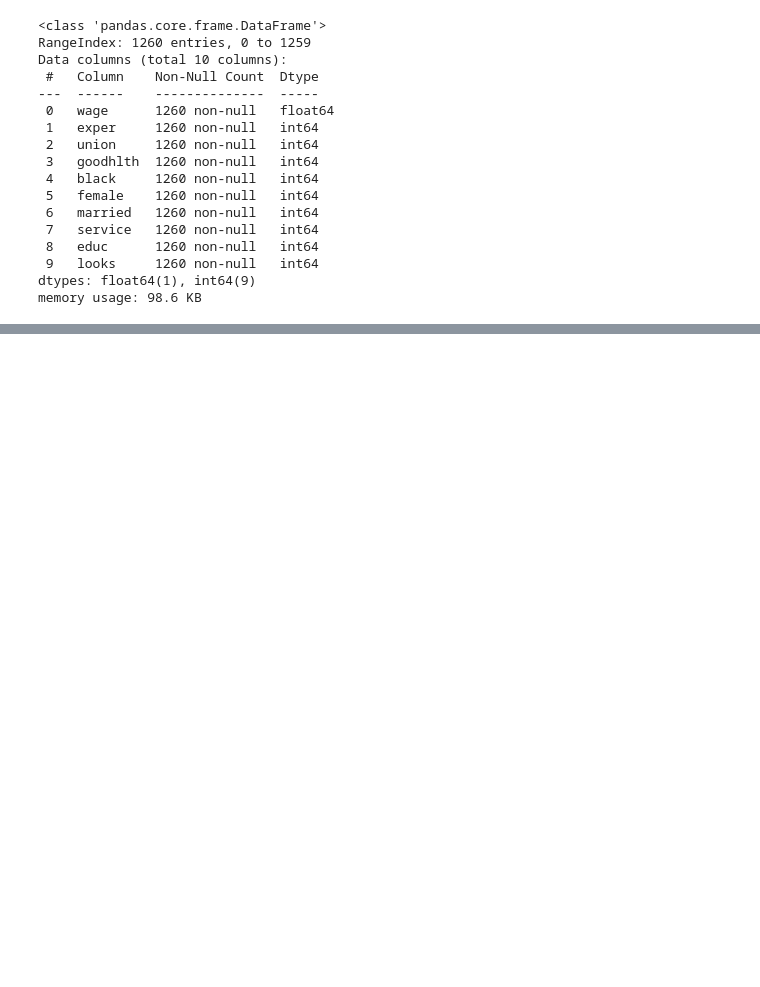
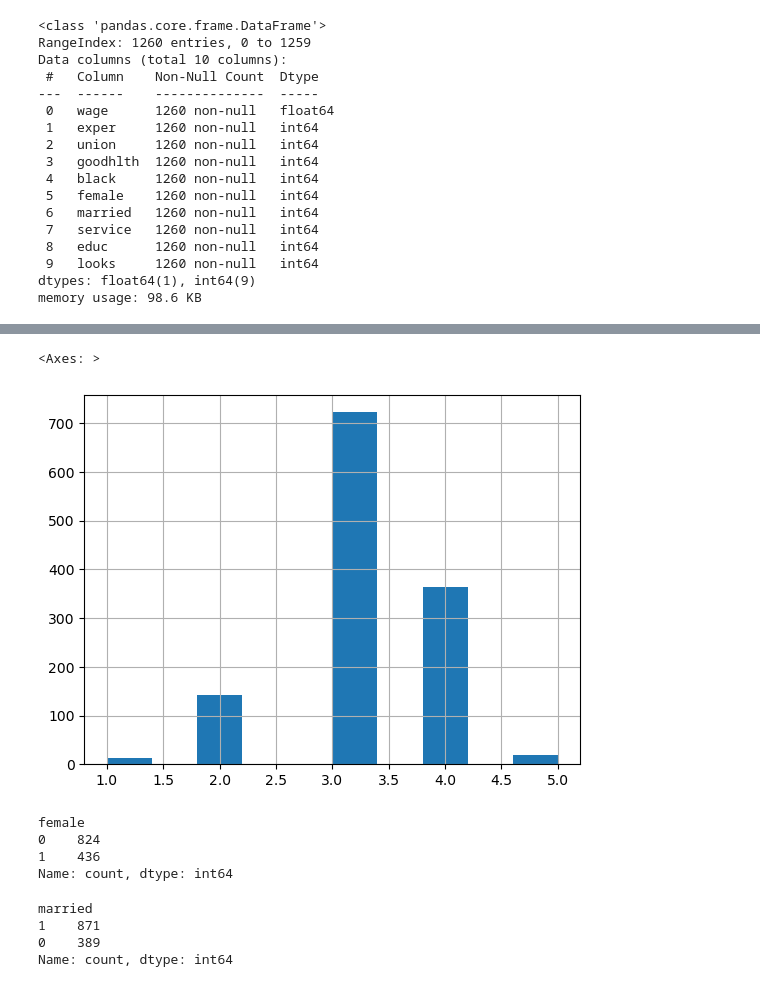
Before and after one commit to crissyro/kaggle_projects, a Jupyter notebook: notebooks/beauty_claster.ipynb, the cells around one changed output, grey strips where cells are left out. Saved outputs shown, nothing was run; the diff lists cells and outputs as text; code cells hidden in the pictures; blank space fills up the shorter version.

```diff
--- a/notebooks/beauty_claster.ipynb
+++ b/notebooks/beauty_claster.ipynb
@@ -54,0 +79,19 @@ df.describe()
+# %%
+df.looks.hist();
+# %% [output]
+<Axes: >
+[figure, added]
+# %%
+df.female.value_counts()
+# %% [output]
+female
+0    824
+1    436
+Name: count, dtype: int64
+# %%
+df.married.value_counts()
+# %% [output]
+married
+1    871
+0    389
+Name: count, dtype: int64
```
Also changed, not shown: parts of 2 cells of this notebook.
